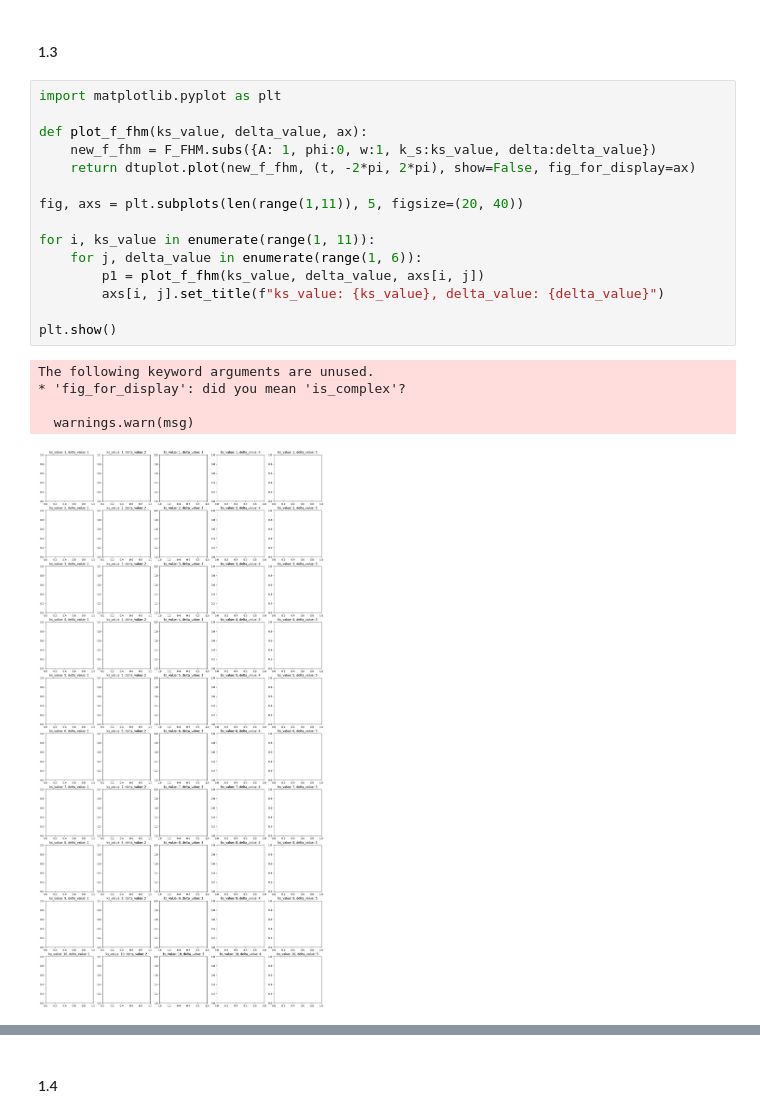
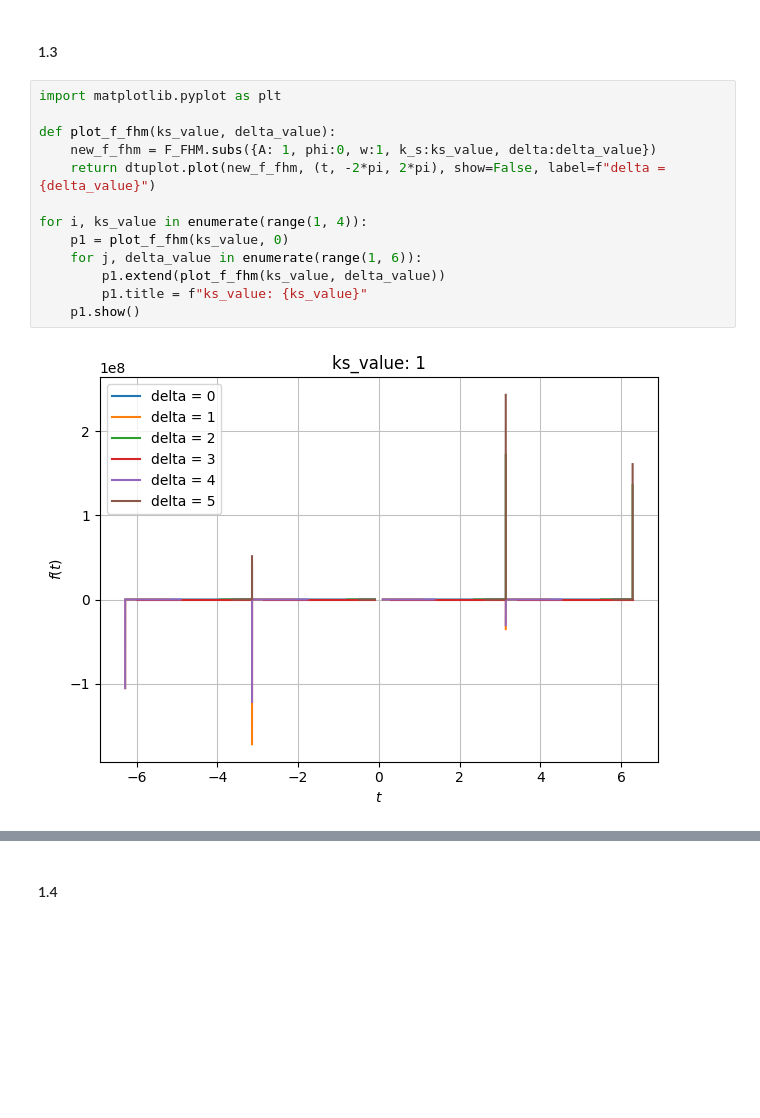
Before and after one commit to Apros7/Mat1Project, a Jupyter notebook: Aksel-leje, opgave 1.1.ipynb, the cells around one changed output, grey strips where cells are left out. Cells and saved outputs as stored; diff of their text form; blank space fills up the shorter version.

Commit message:
plots

```diff
--- a/Aksel-leje, opgave 1.1.ipynb
+++ b/Aksel-leje, opgave 1.1.ipynb
@@ -92,21 +92,15 @@ F_FHM
 # %%
 import matplotlib.pyplot as plt
 
-def plot_f_fhm(ks_value, delta_value, ax):
+def plot_f_fhm(ks_value, delta_value):
     new_f_fhm = F_FHM.subs({A: 1, phi:0, w:1, k_s:ks_value, delta:delta_value})
-    return dtuplot.plot(new_f_fhm, (t, -2*pi, 2*pi), show=False, fig_for_display=ax)
+    return dtuplot.plot(new_f_fhm, (t, -2*pi, 2*pi), show=False, label=f"delta = {delta_value}")
 
-fig, axs = plt.subplots(len(range(1,11)), 5, figsize=(20, 40))
-
-for i, ks_value in enumerate(range(1, 11)):
+for i, ks_value in enumerate(range(1, 4)):
+    p1 = plot_f_fhm(ks_value, 0)
     for j, delta_value in enumerate(range(1, 6)):
-        p1 = plot_f_fhm(ks_value, delta_value, axs[i, j])
-        axs[i, j].set_title(f"ks_value: {ks_value}, delta_value: {delta_value}")
-
-plt.show()
+        p1.extend(plot_f_fhm(ks_value, delta_value))
+        p1.title = f"ks_value: {ks_value}"
+    p1.show()
 # %% [output]
-The following keyword arguments are unused.
-* 'fig_for_display': did you mean 'is_complex'?
-
-  warnings.warn(msg)
-[figure, old version]
+[figure, new version]
```
Also changed, not shown: parts of 1 cell of this notebook.
